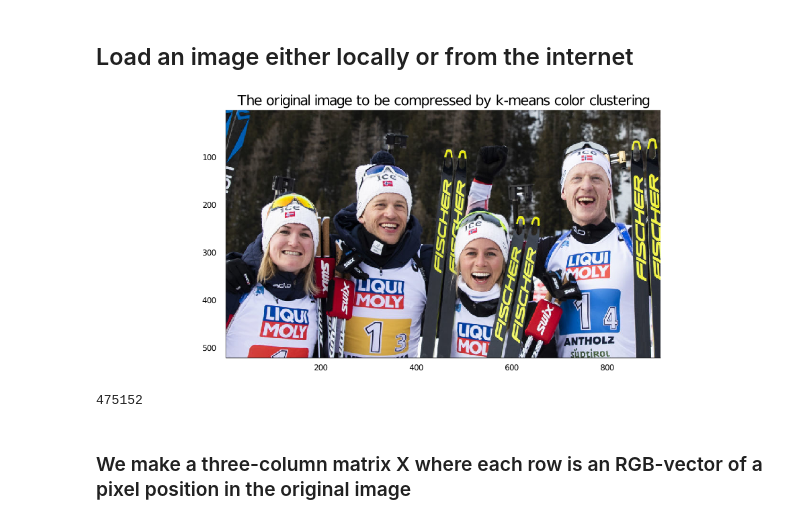
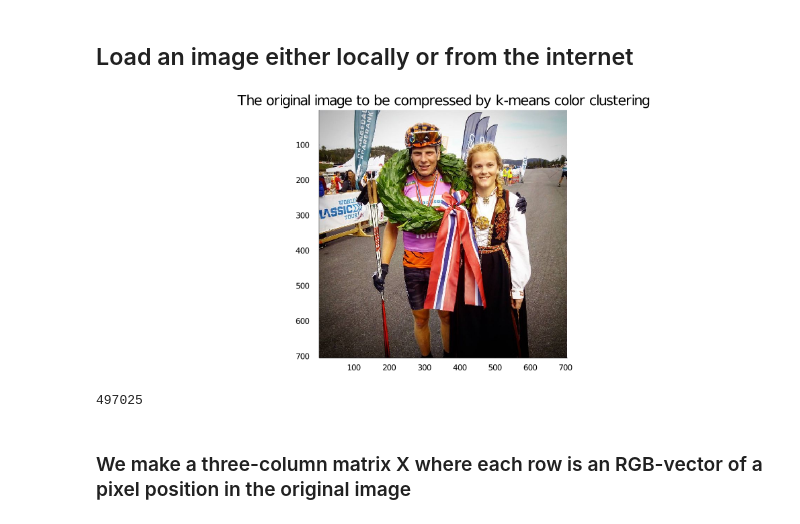
Before and after one commit to khliland/MATH310, a Jupyter notebook: Lectures/Week5/ImageCompression.ipynb, the cells around one changed output. Drawn from its saved outputs; the diff is of its cells as text; code cells hidden in the pictures.

```diff
--- a/Lectures/Week5/ImageCompression.ipynb
+++ b/Lectures/Week5/ImageCompression.ipynb
@@ -31,32 +31,34 @@ default(size=(600, 450), fmt = :png) # Default plot size, change output format t
 # %%
 # Load image stored on a local folder adress:
 # myimage = "C:/Users/ulfin/Dropbox/MATH310/Forelesninger_2021/Clustering/Everyones_a_little_bit_racist_sometimes.jpg";
 # Ximg = load(myimage);
 
 # Load image from the Internet:
 # ---------------------------------
 #imageadress = "https://cdn.images.express.co.uk/img/dynamic/151/590x/secondary/spacex-launch-why-starman-tesla-roadster-david-bowie-falcon-heavy-1225205.jpg";
 #imageadress = "http://pressarchive.theoldglobe.org/_img/pressphotos/pre2008%20photos/aveQ5.jpg";
 #imageadress = "https://vgc.no/drfront/images/2018/02/12/c=1114,366,1920,1048;w=262;h=143;384858.jpg";
-imageadress = "https://www.dagbladet.no/images/73342156.jpg?imageId=73342156&x=15.602322206096&y=10.807860262009&cropw=72.060957910015&croph=61.764705882353&width=912&height=521&compression=80";
-# -------------------------b--------
+#imageadress = "https://www.dagbladet.no/images/73342156.jpg?imageId=73342156&x=15.602322206096&y=10.807860262009&cropw=72.060957910015&croph=61.764705882353&width=912&height=521&compression=80";
+imageadress = "http://lynski.no/wp-content/uploads/2016/09/Anders_H%C3%B8st_OSM_Gautefall_seier.jpg"
+
+# ---------------------------------
 #imageadress = "https://upload.wikimedia.org/wikipedia/en/7/7d/Lenna_%28test_image%29.png";
 #imageadress = "http://www.johnloomis.org/ece563/notes/basics/components/mandrill/Mandrill.jpg";
 # ---------------------------------
                                  # download("http://pressarchive.theoldglobe.org/_img/pressphotos/pre2008%20photos/aveQ5.jpg", "myimage.png"); Ximg = load("myimage.png");
 myimage = download(imageadress); # Needs package ImageMagick
 Ximg = load(myimage);
 
 original = plot(Ximg, title = string("The original image to be compressed by k-means color clustering"), size = (1000,420))
 display(original)
 # %% [output]
-[figure, old version]
+[figure, new version]
 # %%
 # Find image size and prepare to reshape the pixel-data for clustering
 n,m = size(Ximg);
 nm = n*m
 # %% [output]
-475152
+497025
 # %% [markdown]
 ###  We make a three-column matrix X where each row is an RGB-vector of a pixel position in the original image
 # %%
```
Also changed, not shown: parts of 6 cells of this notebook, 2 other files.
